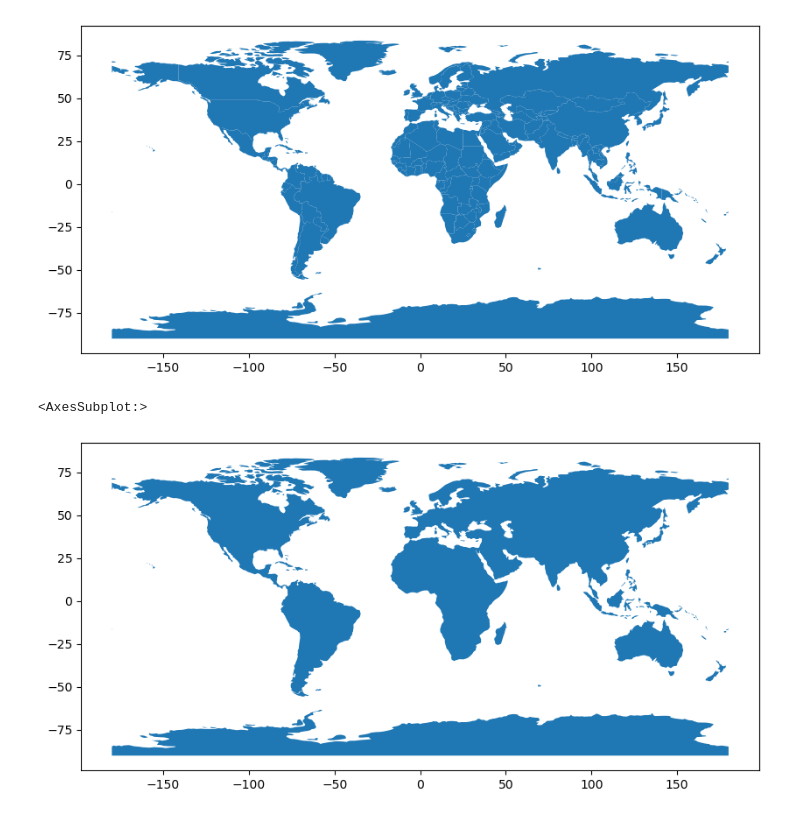
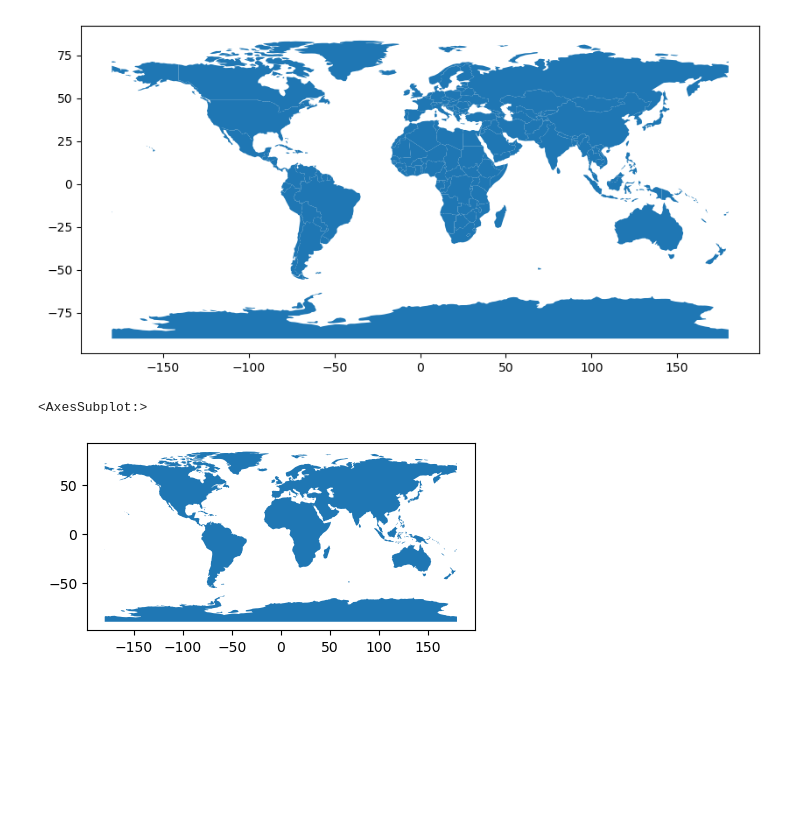
Before and after one commit to egwkim/sea-rise-visualize, a Jupyter notebook: playground.ipynb, the cells around one changed output. Saved outputs shown, nothing was run; the diff lists cells and outputs as text; code cells hidden in the pictures; blank space fills up the shorter version.

```diff
--- a/playground.ipynb
+++ b/playground.ipynb
@@ -19,10 +19,10 @@ gdf.plot(figsize=(10, 10))
 [figure]
 # %%
 data = geopandas.read_file('./data/ne_110m_land/ne_110m_land.shp')
-data.plot(figsize=(10, 10))
+data.plot(figsize=(5, 5))
 # %% [output]
 <AxesSubplot:>
-[figure, old version]
+[figure, new version]
 # %%
 res = 'c'  # f, h, i, l, c
 
```
Also changed, not shown: parts of 9 cells of this notebook, 3 other files.
